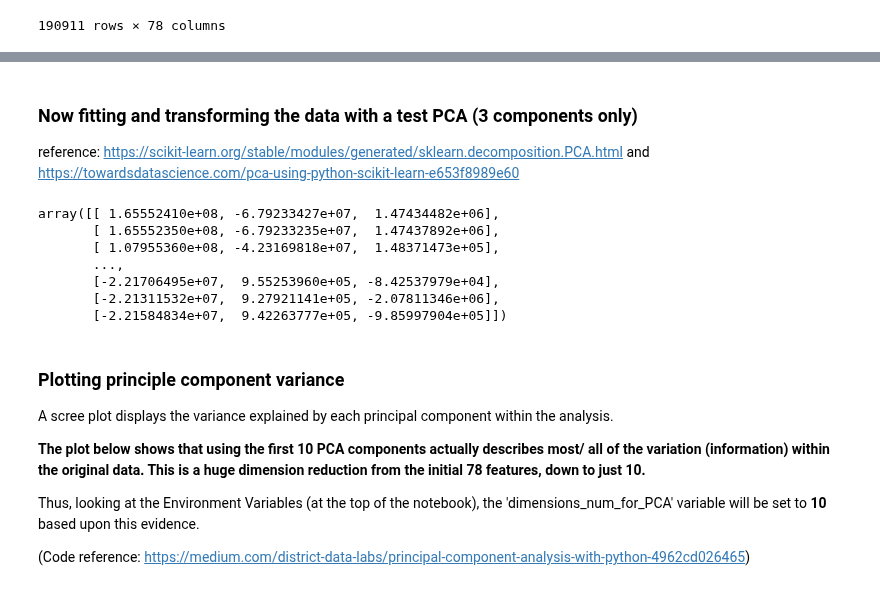
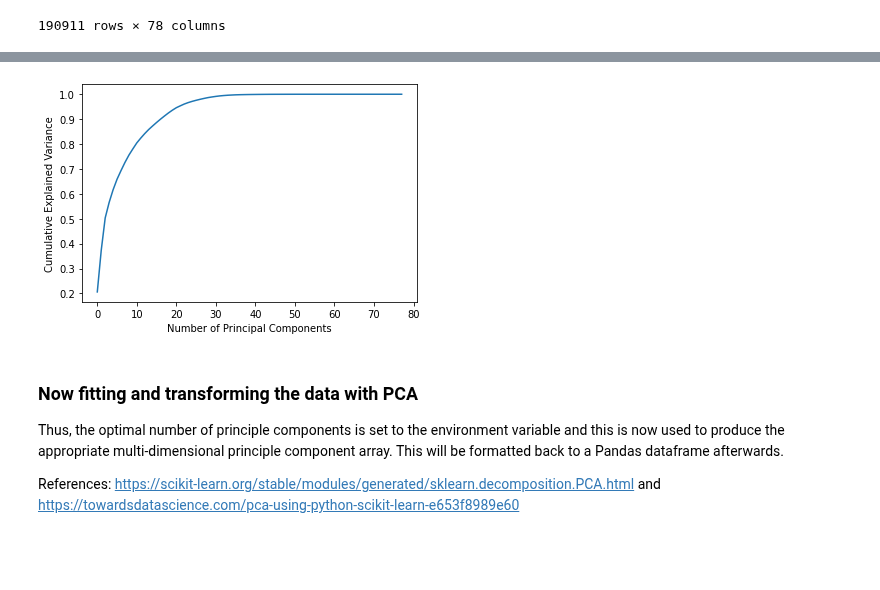
Before and after one commit to ISorokos/SafeML, a Jupyter notebook: Implementation_in_Python/CICIDS2017_Security_Data/Security_CICIDS2017_v1.ipynb, the cells around one changed output, grey strips where cells are left out. Cells and saved outputs as stored; diff of their text form; code cells hidden in the pictures; blank space fills up the shorter version.

Commit message:
Add scaling features to unit scale for PCA. Reformat to appropriate code sequence too

```diff
--- a/Implementation_in_Python/CICIDS2017_Security_Data/Security_CICIDS2017_v1.ipynb
+++ b/Implementation_in_Python/CICIDS2017_Security_Data/Security_CICIDS2017_v1.ipynb
@@ -196,6 +200,9 @@ The label column has to be removed as we wouldn't want this involved in the PCA
 # %%
 # Axis=1 means columns. Axis=0 means rows. inplace=False means that the original 'df' isn't altered.
 df_no_labels = df_cleaned.drop('label', axis=1, inplace=False)
+# Getting feature names for the StandardScaler process
+df_features = df_no_labels.columns.tolist()
+# Printing out Dataframe with no label column, to show successful dropping
 df_no_labels
 # %% [output]
 |  | destination_port | flow_duration | total_fwd_packets | total_backward_packets | total_length_of_fwd_packets | ... |
@@ -213,0 +225,6 @@ df_no_labels
+# %%
+# x = df_no_labels.loc[:, df_features].values
+df_scaled = StandardScaler().fit_transform(df_no_labels)
+# Converting back to dataframe
+df_scaled = pd.DataFrame(data = df_scaled, columns = df_features)
+df_scaled
@@ -214,27 +255,14 @@ df_no_labels
+# %%
+pca_test = PCA().fit(df_scaled)
+plt.plot(np.cumsum(pca_test.explained_variance_ratio_))
+plt.xlabel('Number of Principal Components')
+plt.ylabel('Cumulative Explained Variance')
+plt.show()
+# %% [output]
+[figure, added]
 # %% [markdown]
-### Now fitting and transforming the data with a test PCA (3 components only)
+### Now fitting and transforming the data with PCA
 
-reference: https://scikit-learn.org/stable/modules/generated/sklearn.decomposition.PCA.html and https://towardsdatascience.com/pca-using-python-scikit-learn-e653f8989e60
+Thus, the optimal number of principle components is set to the environment variable and this is now used to produce the appropriate multi-dimensional principle component array. This will be formatted back to a Pandas dataframe afterwards.
+
+References: https://scikit-learn.org/stable/modules/generated/sklearn.decomposition.PCA.html and https://towardsdatascience.com/pca-using-python-scikit-learn-e653f8989e60
-# %%
-# pca model made, and the fit_transform method called to create the principle components.
-pca = PCA(n_components=3)
-principalComponents = pca.fit(df_no_labels).transform(df_no_labels)
-principalComponents
-# %% [output]
-array([[ 1.65552410e+08, -6.79233427e+07,  1.47434482e+06],
-       [ 1.65552350e+08, -6.79233235e+07,  1.47437892e+06],
-       [ 1.07955360e+08, -4.23169818e+07,  1.48371473e+05],
-       ...,
-       [-2.21706495e+07,  9.55253960e+05, -8.42537979e+04],
-       [-2.21311532e+07,  9.27921141e+05, -2.07811346e+06],
-       [-2.21584834e+07,  9.42263777e+05, -9.85997904e+05]])
-# %% [markdown]
-### Plotting principle component variance
-
-A scree plot displays the variance explained by each principal component within the analysis.
-
-**The plot below shows that using the first 10 PCA components actually describes most/ all of the variation (information) within the original data. This is a huge dimension reduction from the initial 78 features, down to just 10.**
-
-Thus, looking at the Environment Variables (at the top of the notebook), the 'dimensions_num_for_PCA' variable will be set to **10** based upon this evidence.
-
-(Code reference: https://medium.com/district-data-labs/principal-component-analysis-with-python-4962cd026465)
```
Also changed, not shown: parts of 13 cells of this notebook.
